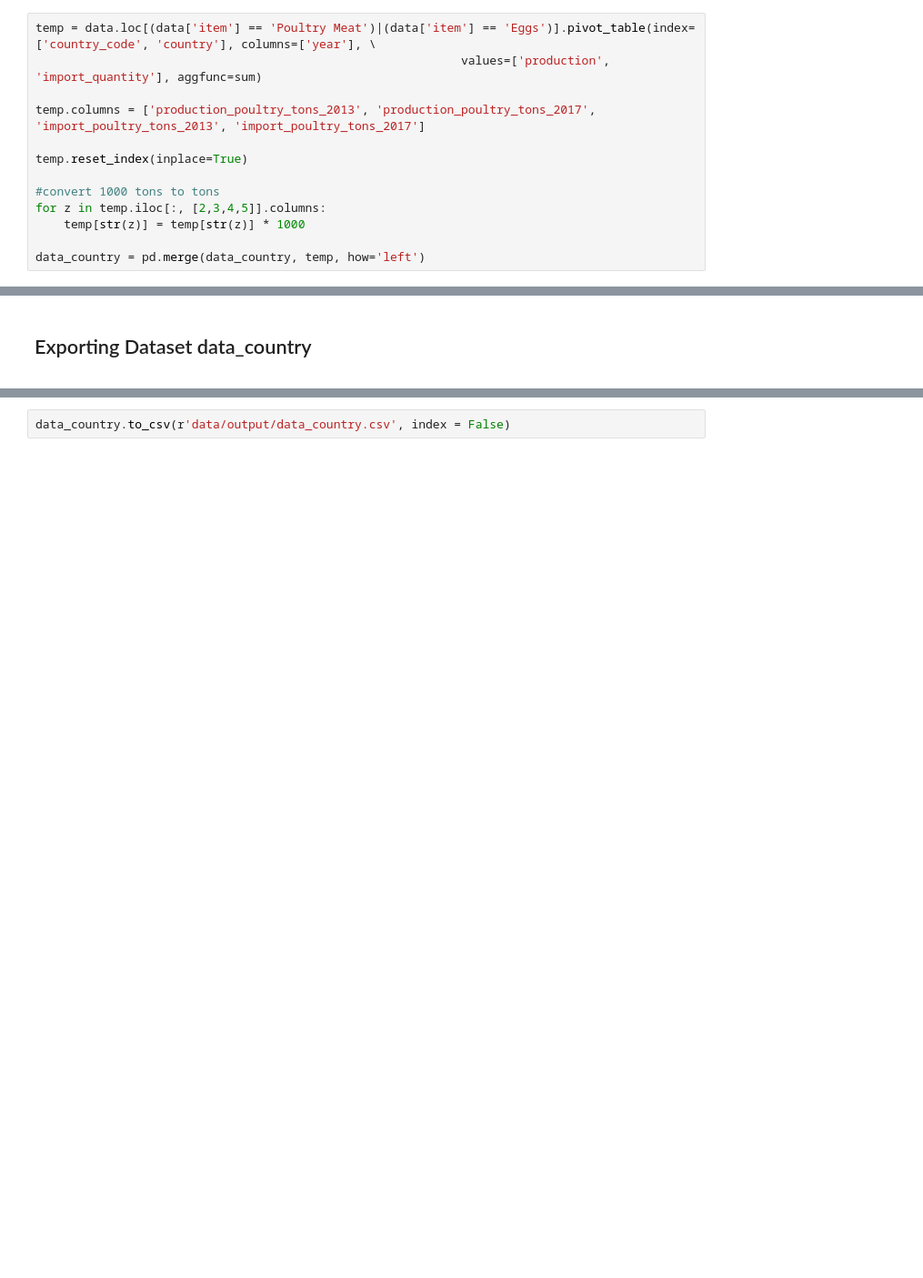
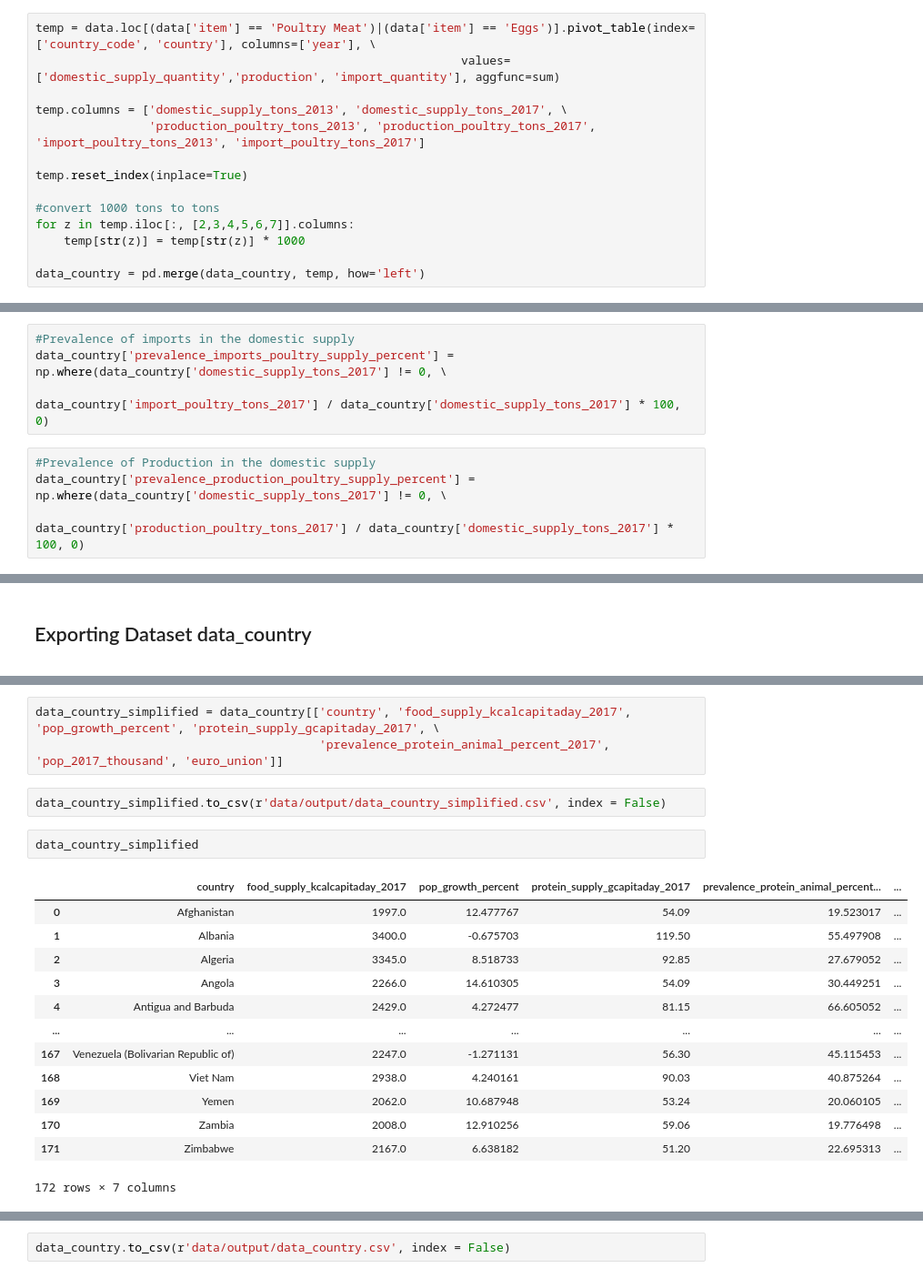
Before and after one commit to Michael-Orange/MarketStudy_ChickenExports_OC, a Jupyter notebook: P5_preparation.ipynb, the cells around one changed output, grey strips where cells are left out. Shown at 91% size. Saved outputs shown, nothing was run; the diff lists cells and outputs as text; blank space fills up the shorter version.

```diff
--- a/P5_preparation.ipynb
+++ b/P5_preparation.ipynb
@@ -253,14 +269,15 @@ Poultry composition:
 - Eggs are included
 # %%
 temp = data.loc[(data['item'] == 'Poultry Meat')|(data['item'] == 'Eggs')].pivot_table(index=['country_code', 'country'], columns=['year'], \
-                                                            values=['production', 'import_quantity'], aggfunc=sum)
+                                                            values=['domestic_supply_quantity','production', 'import_quantity'], aggfunc=sum)
 
-temp.columns = ['production_poultry_tons_2013', 'production_poultry_tons_2017', 'import_poultry_tons_2013', 'import_poultry_tons_2017']
+temp.columns = ['domestic_supply_tons_2013', 'domestic_supply_tons_2017', \
+                'production_poultry_tons_2013', 'production_poultry_tons_2017', 'import_poultry_tons_2013', 'import_poultry_tons_2017']
 
 temp.reset_index(inplace=True)
 
 #convert 1000 tons to tons
-for z in temp.iloc[:, [2,3,4,5]].columns:
+for z in temp.iloc[:, [2,3,4,5,6,7]].columns:
     temp[str(z)] = temp[str(z)] * 1000
 
 data_country = pd.merge(data_country, temp, how='left')
@@ -269,6 +288,14 @@ data_country = pd.merge(data_country, temp, how='left')
 data_country['import_poultry_growth'] = \
     np.where(data_country['import_poultry_tons_2013'] != 0, \
              (data_country['import_poultry_tons_2017'] / data_country['import_poultry_tons_2013'] - 1) * 100, 0)
+# %%
+#Prevalence of imports in the domestic supply
+data_country['prevalence_imports_poultry_supply_percent'] = np.where(data_country['domestic_supply_tons_2017'] != 0, \
+                                                             data_country['import_poultry_tons_2017'] / data_country['domestic_supply_tons_2017'] * 100, 0)
+# %%
+#Prevalence of Production in the domestic supply
+data_country['prevalence_production_poultry_supply_percent'] = np.where(data_country['domestic_supply_tons_2017'] != 0, \
+                                                             data_country['production_poultry_tons_2017'] / data_country['domestic_supply_tons_2017'] * 100, 0)
 # %%
 #remove column not needed for the analysis
 data_country.drop(['production_poultry_tons_2013', 'import_poultry_tons_2013'], axis = 1, inplace=True)
@@ -387,0 +418,21 @@ dtype: bool
+# %%
+data_country_simplified = data_country[['country', 'food_supply_kcalcapitaday_2017', 'pop_growth_percent', 'protein_supply_gcapitaday_2017', \
+                                        'prevalence_protein_animal_percent_2017', 'pop_2017_thousand', 'euro_union']]
+# %%
+data_country_simplified.to_csv(r'data/output/data_country_simplified.csv', index = False)
+# %%
+data_country_simplified
+# %% [output]
+|  | country | food_supply_kcalcapitaday_2017 | pop_growth_percent | protein_supply_gcapitaday_2017 | prevalence_protein_animal_percent... | ... |
+| 0 | Afghanistan | 1997.0 | 12.477767 | 54.09 | 19.523017 | ... |
+| 1 | Albania | 3400.0 | -0.675703 | 119.50 | 55.497908 | ... |
+| 2 | Algeria | 3345.0 | 8.518733 | 92.85 | 27.679052 | ... |
+| 3 | Angola | 2266.0 | 14.610305 | 54.09 | 30.449251 | ... |
+| 4 | Antigua and Barbuda | 2429.0 | 4.272477 | 81.15 | 66.605052 | ... |
+| ... | ... | ... | ... | ... | ... | ... |
+| 167 | Venezuela (Bolivarian Republic of) | 2247.0 | -1.271131 | 56.30 | 45.115453 | ... |
+| 168 | Viet Nam | 2938.0 | 4.240161 | 90.03 | 40.875264 | ... |
+| 169 | Yemen | 2062.0 | 10.687948 | 53.24 | 20.060105 | ... |
+| 170 | Zambia | 2008.0 | 12.910256 | 59.06 | 19.776498 | ... |
+| 171 | Zimbabwe | 2167.0 | 6.638182 | 51.20 | 22.695313 | ... |
+172 rows × 7 columns
```
Also changed, not shown: parts of 25 cells of this notebook.
